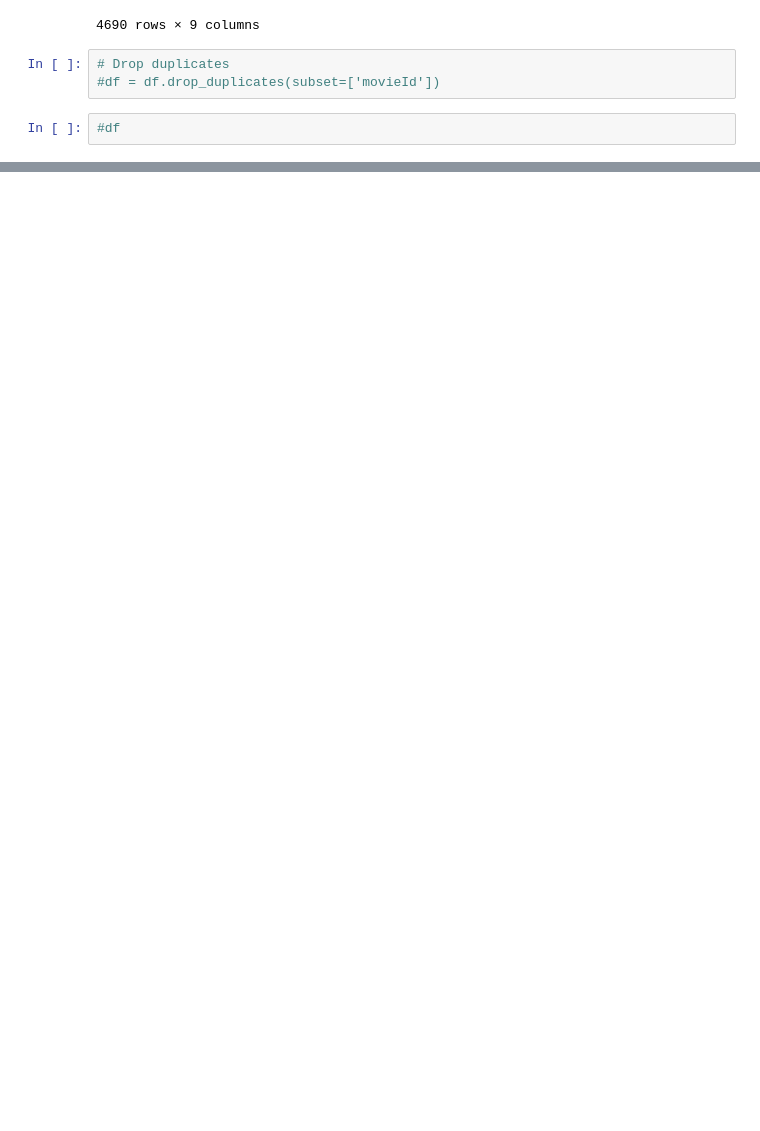
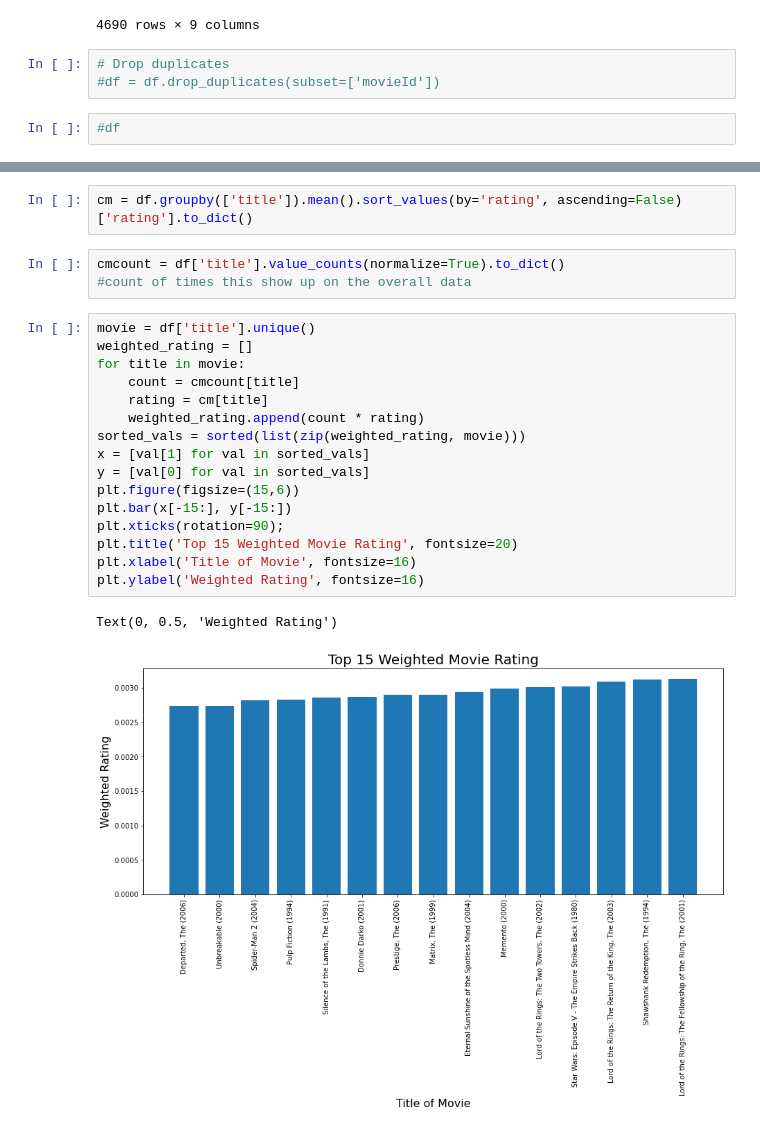
Before and after one commit to dablake7/bsc-phase-four-project, a Jupyter notebook: notebooks/exploratory/qiwen/first_eda.ipynb, the cells around one changed output, grey strips where cells are left out. Drawn from its saved outputs; the diff is of its cells as text; blank space fills up the shorter version.

```diff
--- a/notebooks/exploratory/qiwen/first_eda.ipynb
+++ b/notebooks/exploratory/qiwen/first_eda.ipynb
@@ -64,2 +114,26 @@ df.userId.value_counts()
+# %%
+cm = df.groupby(['title']).mean().sort_values(by='rating', ascending=False)['rating'].to_dict()
+# %%
+cmcount = df['title'].value_counts(normalize=True).to_dict()
+#count of times this show up on the overall data
+# %%
+movie = df['title'].unique()
+weighted_rating = []
+for title in movie:
+    count = cmcount[title]
+    rating = cm[title]
+    weighted_rating.append(count * rating)
+sorted_vals = sorted(list(zip(weighted_rating, movie)))
+x = [val[1] for val in sorted_vals]
+y = [val[0] for val in sorted_vals]
+plt.figure(figsize=(15,6))
+plt.bar(x[-15:], y[-15:])
+plt.xticks(rotation=90);
+plt.title('Top 15 Weighted Movie Rating', fontsize=20)
+plt.xlabel('Title of Movie', fontsize=16)
+plt.ylabel('Weighted Rating', fontsize=16)
+# %% [output]
+Text(0, 0.5, 'Weighted Rating')
+[figure, added]
 # %%
 df['genres']
```
Also changed, not shown: parts of 8 cells of this notebook, 6 other files.
